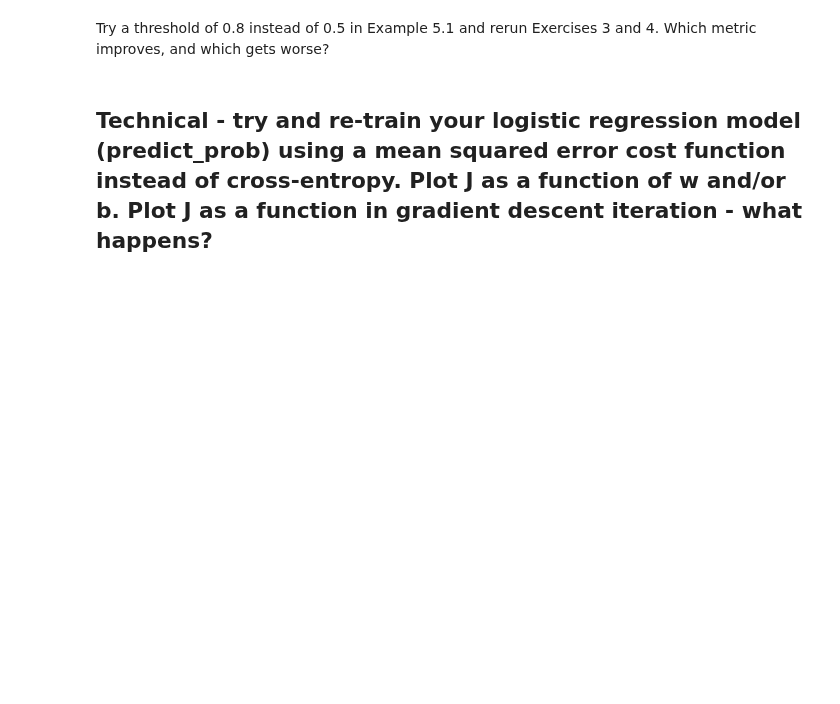
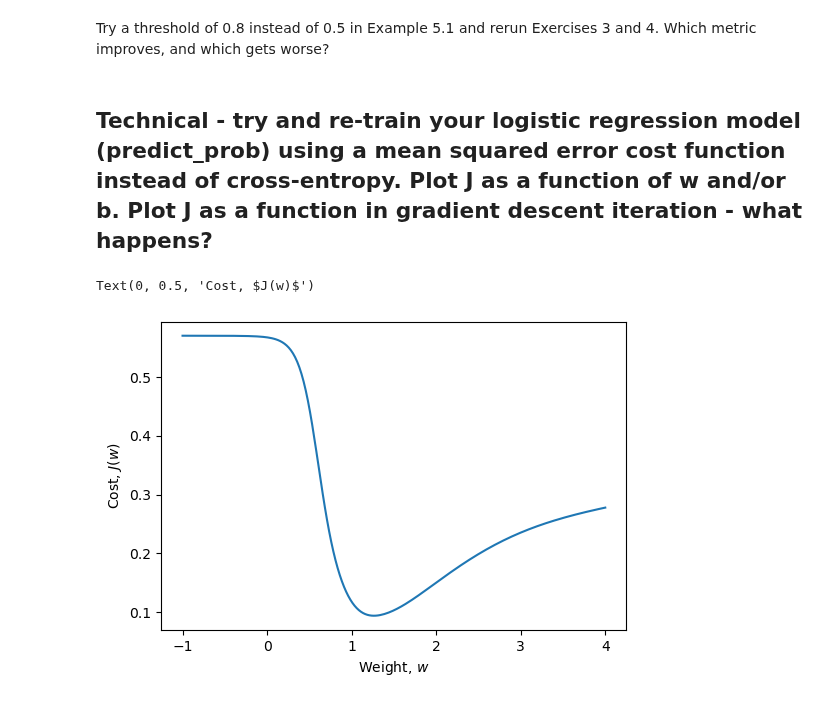
Before and after one commit to izaanabdali/machine_learning_SPC_5003, a Jupyter notebook: Week 3/Tutorial_3_Clean.ipynb, the cells around one changed output. Saved outputs shown, nothing was run; the diff lists cells and outputs as text; code cells hidden in the pictures; blank space fills up the shorter version.

```diff
--- a/Week 3/Tutorial_3_Clean.ipynb
+++ b/Week 3/Tutorial_3_Clean.ipynb
@@ -242,3 +296,30 @@ Try a threshold of 0.8 instead of 0.5 in Example 5.1 and rerun Exercises 3 and 4
 Which metric improves, and which gets worse?
 # %% [markdown]
 ## Technical - try and re-train your logistic regression model (predict_prob) using a mean squared error cost function instead of cross-entropy. Plot J as a function of w and/or b. Plot J as a function in gradient descent iteration - what happens?
+# %%
+def predict_prob_mse(x, w, b):
+    """Return the predicted probability that y = 1."""
+    z = w * x + b
+    return 1 / (1 + np.exp(-z))
+
+
+def mse(y_true, y_pred):
+    """Return the mean squared error."""
+    return np.mean((y_true - y_pred) ** 2)
+
+w_values = np.linspace(-1, 4, 200)
+costs = []
+
+for w in w_values:
+    # TODO: compute the cost for this w (with b = -6) and append it to costs
+    costs.append(mse(y, predict_prob_mse(x, w, -6)))
+
+
+fig, ax = plt.subplots(figsize=(6, 4))
+# TODO: plot costs against w_values, with axis labels
+plt.plot(w_values, costs)
+plt.xlabel("Weight, $w$")
+plt.ylabel("Cost, $J(w)$")
+# %% [output]
+Text(0, 0.5, 'Cost, $J(w)$')
+[figure, added]
```
Also changed, not shown: parts of 16 cells of this notebook.
